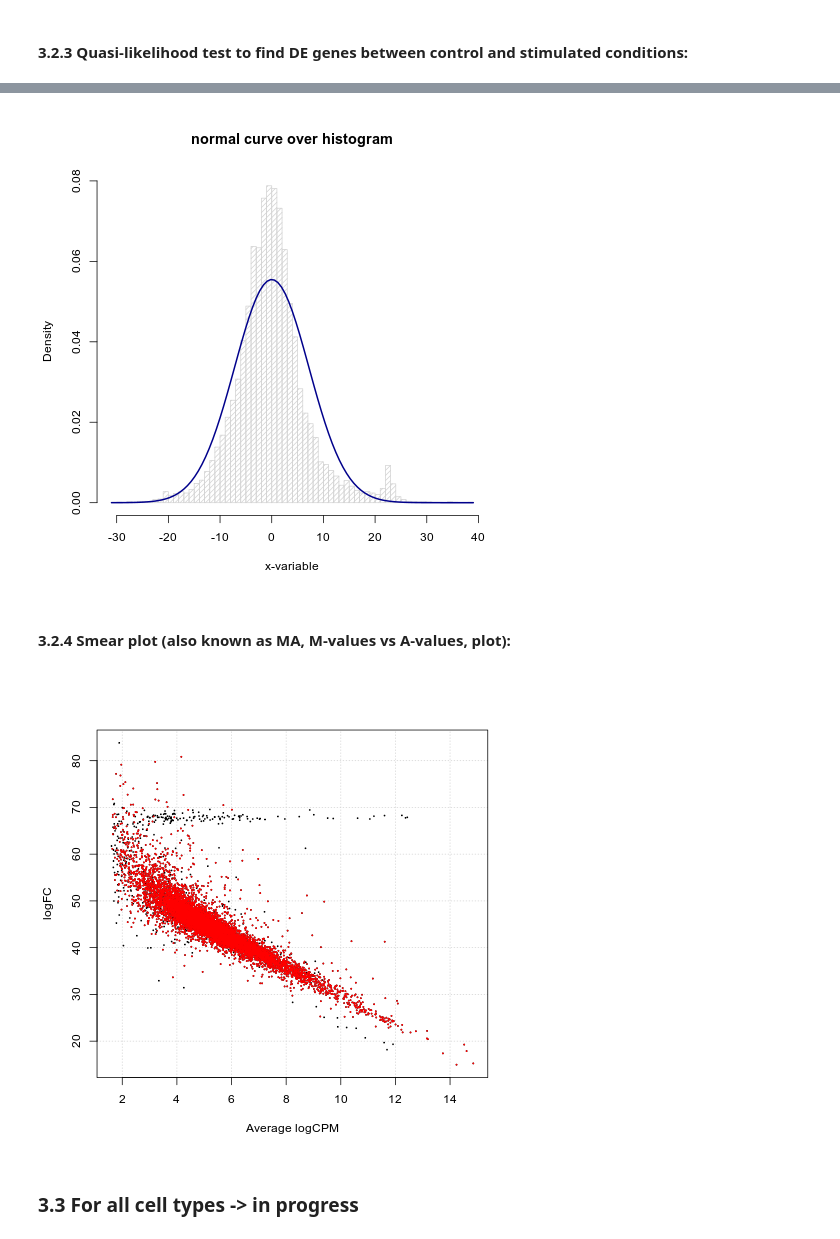
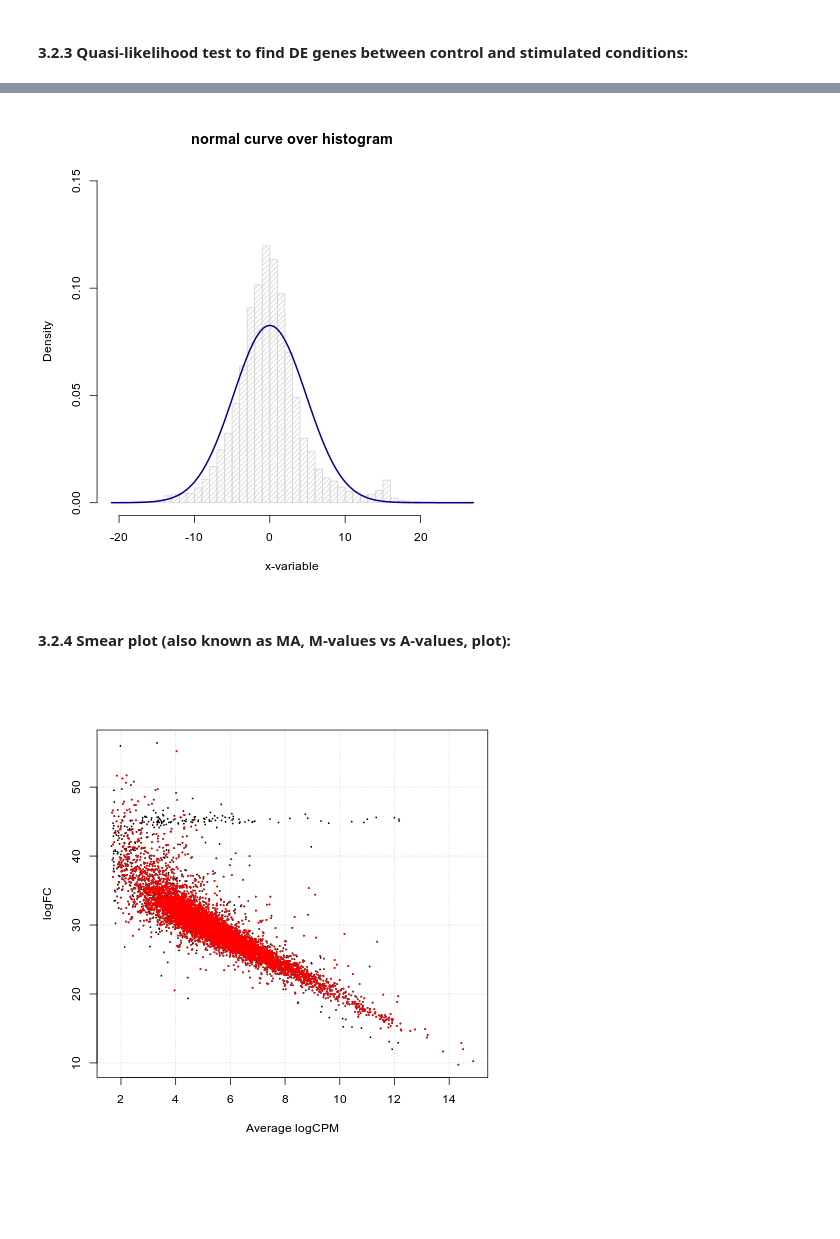
Before and after one commit to lueckenlab/masterpraktikum_fibrosis_atlas, a Jupyter notebook: notebooks/differential_gene_expression_analysis/DiffEx_edgeR_py.ipynb, the cells around one changed output, grey strips where cells are left out. Cells and saved outputs as stored; diff of their text form; code cells hidden in the pictures; blank space fills up the shorter version.

```diff
--- a/notebooks/differential_gene_expression_analysis/DiffEx_edgeR_py.ipynb
+++ b/notebooks/differential_gene_expression_analysis/DiffEx_edgeR_py.ipynb
@@ -336,7 +339,7 @@ colnames(y_AlvMacrophages$design)
 %%R -o tt_AlvMacrophages
 # myContrast_Neutrophils <- makeContrasts('group_asbestos.Neutrophils-group_bleomycin.Neutrophils-group_nintedanib.Neutrophils-group_saline.Neutrophils-group_untreated.Neutrophils',
                                         #levels = y_Neutrophils$design)
-myContrast_AlvMacrophages <- makeContrasts('group_asbestos.Alveolar_macrophages-group_bleomycin.Alveolar_macrophages-group_nintedanib.Alveolar_macrophages-group_saline.Alveolar_macrophages-group_untreated.Alveolar_macrophages',
+myContrast_AlvMacrophages <- makeContrasts('group_asbestos.Alveolar_macrophages-group_bleomycin.Alveolar_macrophages-group_saline.Alveolar_macrophages-group_untreated.Alveolar_macrophages',
                                         levels = y_AlvMacrophages$design)
 qlf_AlvMacrophages <- glmQLFTest(fit_AlvMacrophages, contrast=myContrast_AlvMacrophages)
 # get all of the DE genes and calculate Benjamini-Hochberg adjusted FDR
@@ -387,21 +390,19 @@ print(paste0("SD: ", round(sqrt(var(tt_AlvMacrophages$logFC)), 2)))
 # %%
 %%R
 g4 <- tt_AlvMacrophages$logFC - mean(tt_AlvMacrophages$logFC)
 m4<-mean(g4)
 std4<-sqrt(var(g4))
 hist(g4, density=20, breaks=50, prob=TRUE,
-     xlab="x-variable", ylim=c(0, 0.08),
+     xlab="x-variable", ylim=c(0, 0.15),
      main="normal curve over histogram")
 curve(dnorm(x, mean=m4, sd=std4),
       col="darkblue", lwd=2, add=TRUE, yaxt="n")
 # %% [output]
-[figure, old version]
+[figure, new version]
 # %% [markdown]
 #### 3.2.4 Smear plot (also known as MA, M-values vs A-values, plot):
 # %%
 %%R
 plotSmear(qlf_AlvMacrophages, de.tags = rownames(tt_AlvMacrophages)[which(tt_AlvMacrophages$FDR<0.01)])
 # %% [output]
-[figure, old version]
+[figure, new version]
-# %% [markdown]
-### 3.3 For all cell types -> in progress
```
Also changed, not shown: parts of 42 cells of this notebook, 1 other file.
